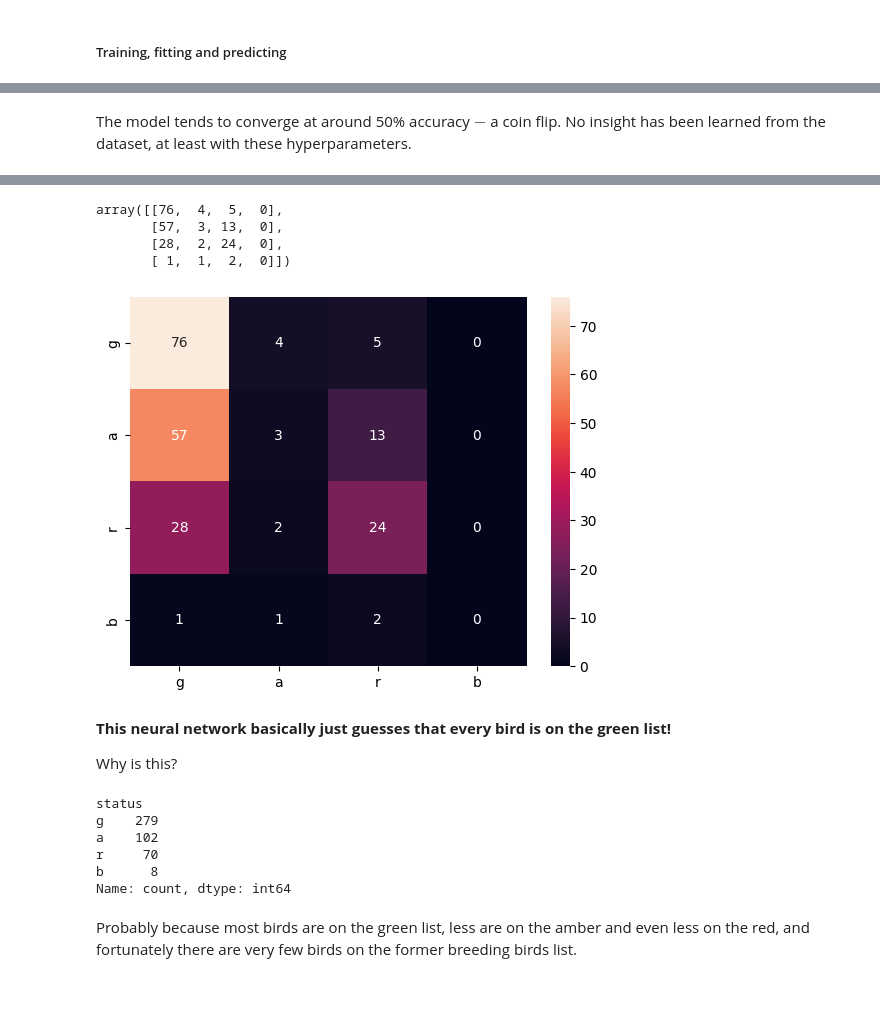
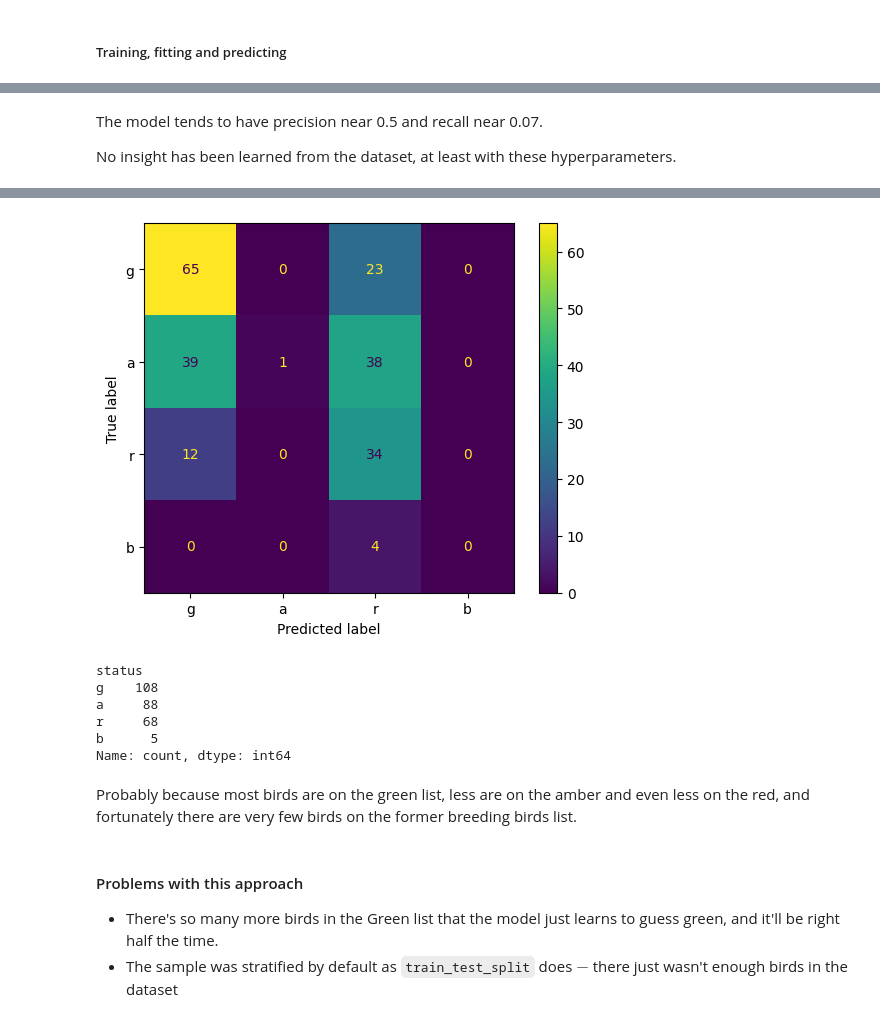
Before and after one commit to sjb296/bird-status-neural-networks, a Jupyter notebook: main.ipynb, the cells around one changed output, grey strips where cells are left out. Cells and saved outputs as stored; diff of their text form; code cells hidden in the pictures; blank space fills up the shorter version.

```diff
--- a/main.ipynb
+++ b/main.ipynb
@@ -465 +451,19 @@ EPOCHS = 250
+# %%
+# Hyperparameters
+TRAIN_SIZE = 0.20
+BATCH_SIZE = 20
+EPOCHS = 250
+METRICS = [
+    keras.metrics.BinaryCrossentropy(name='cross entropy'),  # same as model's loss
+    keras.metrics.MeanSquaredError(name='Brier score'),
+    keras.metrics.TruePositives(name='tp'),
+    keras.metrics.FalsePositives(name='fp'),
+    keras.metrics.TrueNegatives(name='tn'),
+    keras.metrics.FalseNegatives(name='fn'),
+    keras.metrics.BinaryAccuracy(name='accuracy'),
+    keras.metrics.Precision(name='precision'),
+    keras.metrics.Recall(name='recall'),
+    keras.metrics.AUC(name='auc'),
+    keras.metrics.AUC(name='prc', curve='PR'), # precision-recall curve
+]
 # %%
@@ -473,7 +478,11 @@ model = keras.Sequential(
     ]
 )
 # %%
-model.compile(optimizer="sgd", loss="mean_squared_error", metrics=["accuracy"])
+model.compile(
+    optimizer="adam",
+    loss="mean_squared_error",
+    metrics=METRICS,
+)
 # %%
 model.fit(X_train, y_train, batch_size=BATCH_SIZE, epochs=EPOCHS)
 # %% [output]
@@ -505,5 +515,7 @@ model.evaluate(X, y, batch_size=BATCH_SIZE)
 # %% [markdown]
-The model tends to converge at around 50% accuracy $-$ a coin flip. No insight has been learned from the dataset, at least with these hyperparameters.
+The model tends to have precision near 0.5 and recall near 0.07.
+
+No insight has been learned from the dataset, at least with these hyperparameters.
 # %%
 # Confusion matrix
 y_predict = model.predict(X_test)
@@ -516,4 +528,5 @@ y_test_labels = np.argmax(y_test, axis=1)
 
 # Confusion matrix
 confusion = sklearn.metrics.confusion_matrix(y_test_labels, y_predict_max)
+confusion_matrix = sklearn.metrics.ConfusionMatrixDisplay(confusion, display_labels=["g", "a", "r", "b"]).plot()
 # %% [output]
@@ -521,27 +534,17 @@ confusion = sklearn.metrics.confusion_matrix(y_test_labels, y_predict_max)
-array([[76,  4,  5,  0],
-       [57,  3, 13,  0],
-       [28,  2, 24,  0],
-       [ 1,  1,  2,  0]])
+[figure, added]
-# %%
-df = pd.DataFrame(
-    confusion, index=[i for i in "garb"],
-    columns=[i for i in "garb"]
-)
-ax = sns.heatmap(df, annot=True)
-# %% [output]
-[figure, removed]
-# %% [markdown]
-**This neural network basically just guesses that every bird is on the green list!**
-
-Why is this?
 # %%
-conservation_status["status"].value_counts()
+dist_1970_intersection["status"].value_counts()
 # %% [output]
 status
-g    279
-a    102
-r     70
-b      8
+g    108
+a     88
+r     68
+b      5
 Name: count, dtype: int64
 # %% [markdown]
 Probably because most birds are on the green list, less are on the amber and even less on the red, and fortunately there are very few birds on the former breeding birds list.
+# %% [markdown]
+#### Problems with this approach
+
+- There's so many more birds in the Green list that the model just learns to guess green, and it'll be right half the time.
+- The sample was stratified by default as `train_test_split` does $-$ there just wasn't enough birds in the dataset
```
Also changed, not shown: parts of 19 cells of this notebook, 2 other files.
